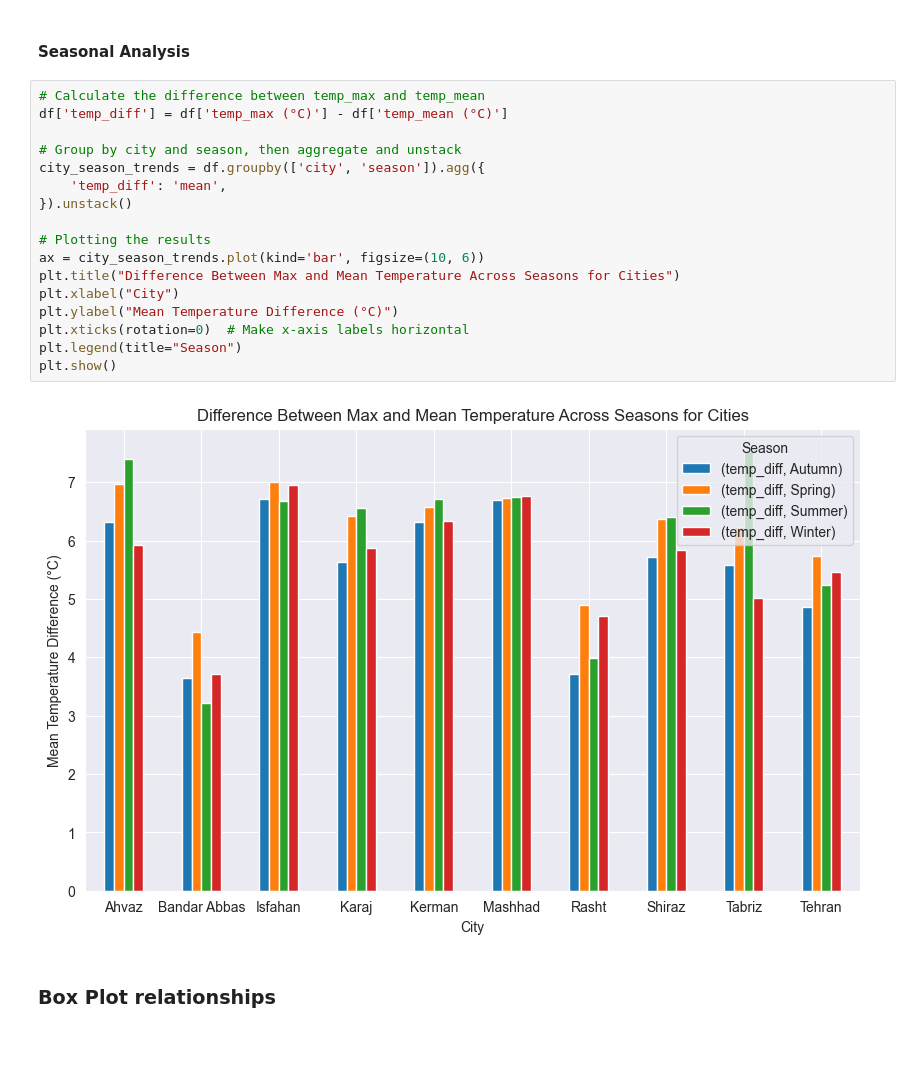
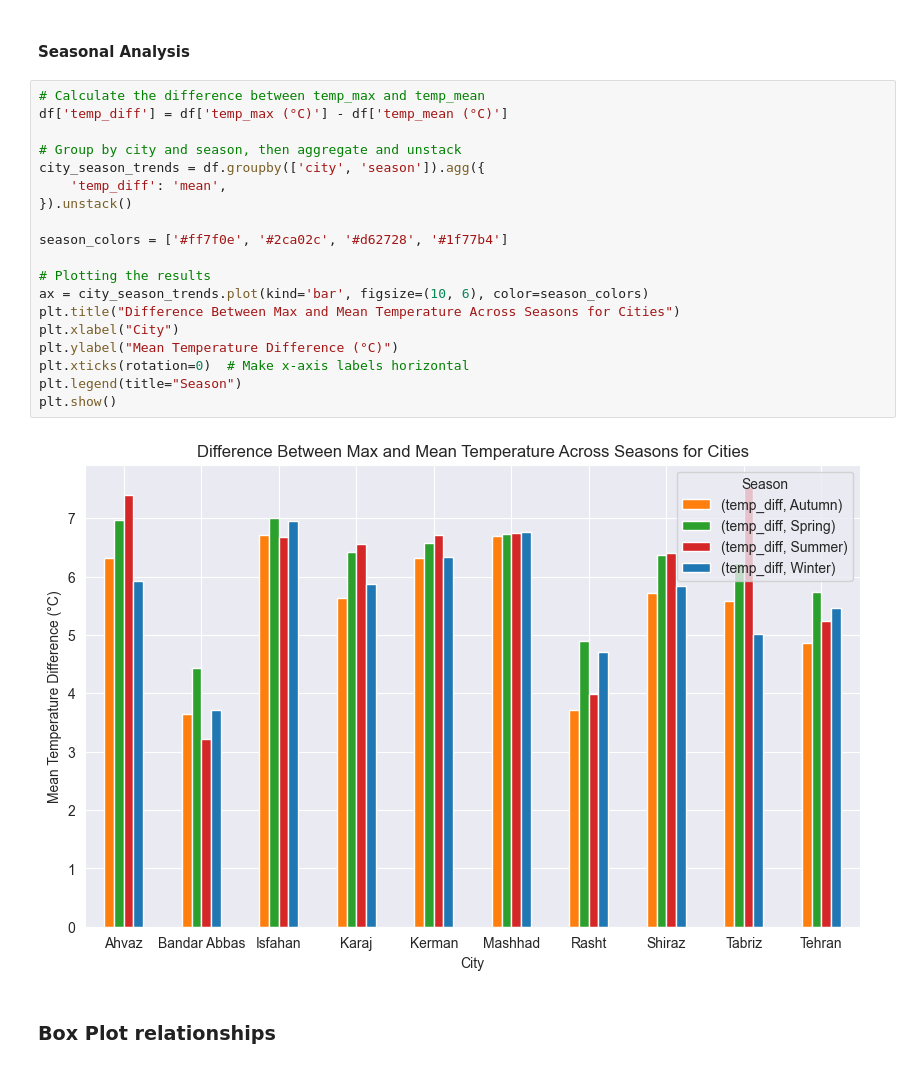
Before and after one commit to ali-bazrkar/iran_weather_analysis, a Jupyter notebook: iran_weather_eda.ipynb, the cells around one changed output. Drawn from its saved outputs; the diff is of its cells as text.

```diff
--- a/iran_weather_eda.ipynb
+++ b/iran_weather_eda.ipynb
@@ -347,22 +349,24 @@ plt.show()
 # %%
 # Calculate the difference between temp_max and temp_mean
 df['temp_diff'] = df['temp_max (°C)'] - df['temp_mean (°C)']
 
 # Group by city and season, then aggregate and unstack
 city_season_trends = df.groupby(['city', 'season']).agg({
     'temp_diff': 'mean',
 }).unstack()
 
+season_colors = ['#ff7f0e', '#2ca02c', '#d62728', '#1f77b4']
+
 # Plotting the results
-ax = city_season_trends.plot(kind='bar', figsize=(10, 6))
+ax = city_season_trends.plot(kind='bar', figsize=(10, 6), color=season_colors)
 plt.title("Difference Between Max and Mean Temperature Across Seasons for Cities")
 plt.xlabel("City")
 plt.ylabel("Mean Temperature Difference (°C)")
 plt.xticks(rotation=0)  # Make x-axis labels horizontal
 plt.legend(title="Season")
 plt.show()
 # %% [output]
-[figure, old version]
+[figure, new version]
 # %% [markdown]
 ### Box Plot relationships
 # %% [markdown]
```
Also changed, not shown: parts of 3 cells of this notebook.
